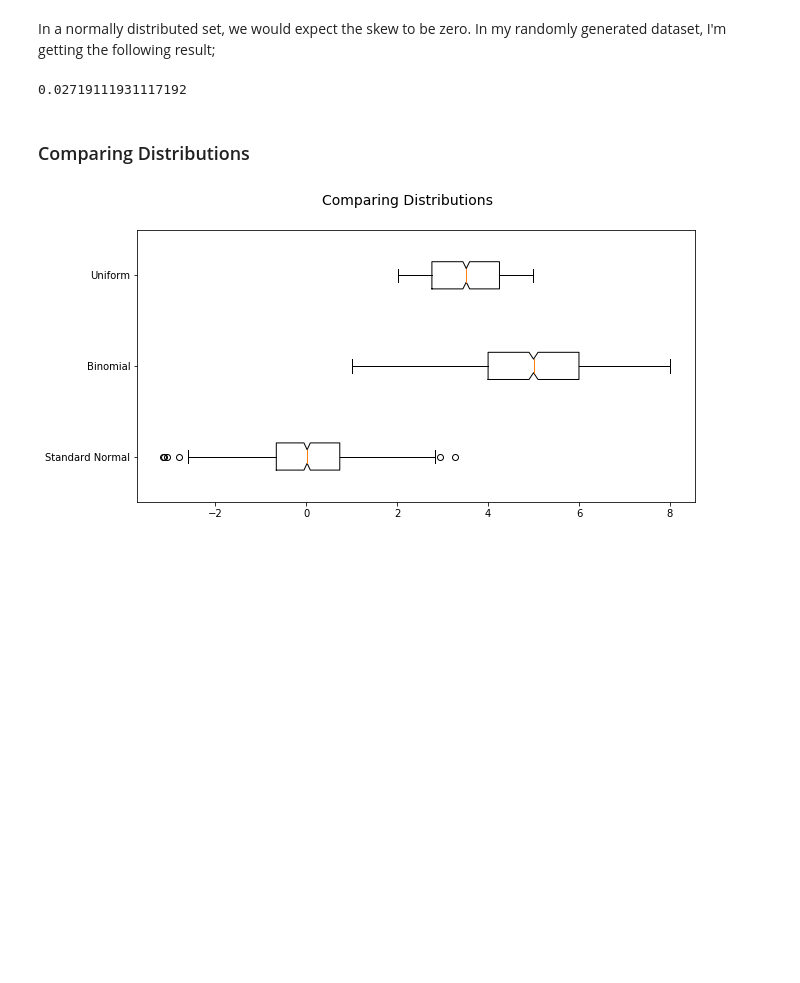
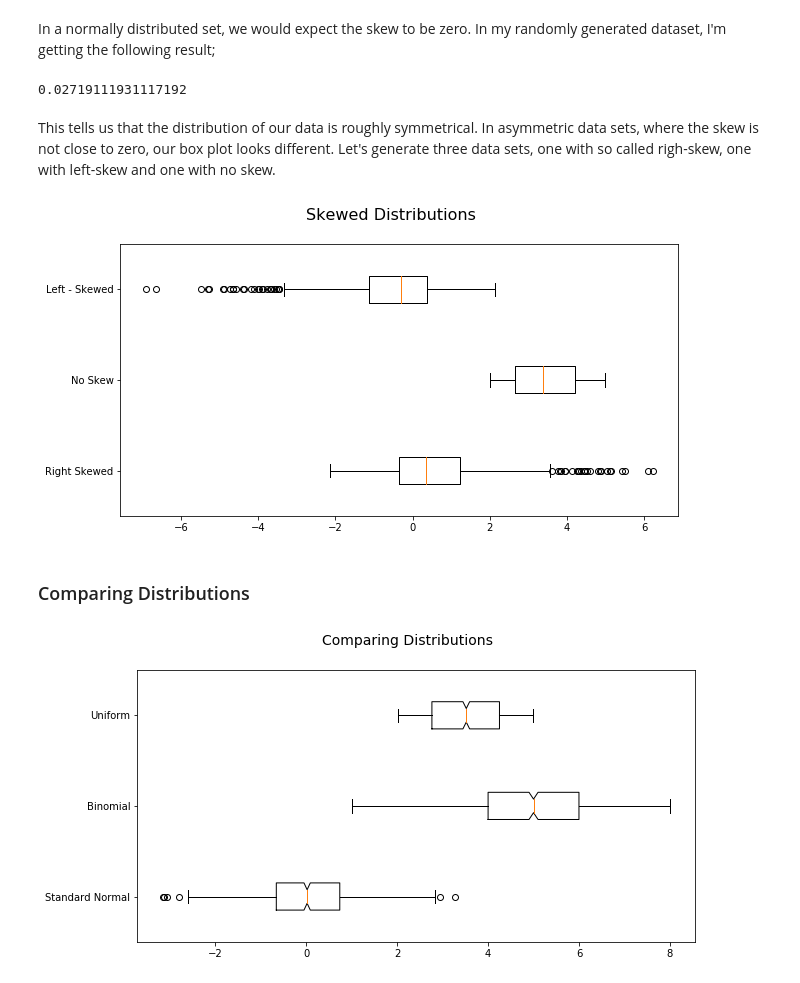
Before and after one commit to MarionMcG/fundamentals_data_analysis, a Jupyter notebook: boxplots.ipynb, the cells around one changed output. Cells and saved outputs as stored; diff of their text form; code cells hidden in the pictures; blank space fills up the shorter version.

Commit message:
Generating skewed data and plotting on boxplot

```diff
--- a/boxplots.ipynb
+++ b/boxplots.ipynb
@@ -147,6 +147,23 @@ from scipy.stats import skew
 skew(norm)
 # %% [output]
 0.02719111931117192
+# %% [markdown]
+This tells us that the distribution of our data is roughly symmetrical. In asymmetric data sets, where the skew is not close to zero, our box plot looks different. Let's generate three data sets, one with so called righ-skew, one with left-skew and one with no skew.
+# %%
+f, axes = plt.subplots(1, sharey = True, figsize=(10, 5))
+f.suptitle('Skewed Distributions', fontsize = 16)
+#Generating uniform data - no skew
+uni = np.random.uniform(5, 2, 1000)
+#Generating Gumbel_r data - right skew
+r = (ss.gumbel_r.rvs(size=1000))
+#Generating Gumbel_r data - left skew
+l =(ss.gumbel_l.rvs(size=1000))
+data = [r, uni, l]
+#Plotting boxplot
+plt.boxplot(data, vert = False)
+plt.yticks([1, 2, 3], ['Right Skewed', 'No Skew', 'Left - Skewed']);
+# %% [output]
+[figure, added]
 # %% [markdown]
 ### Comparing Distributions
 # %%
```
Also changed, not shown: parts of 2 cells of this notebook.
